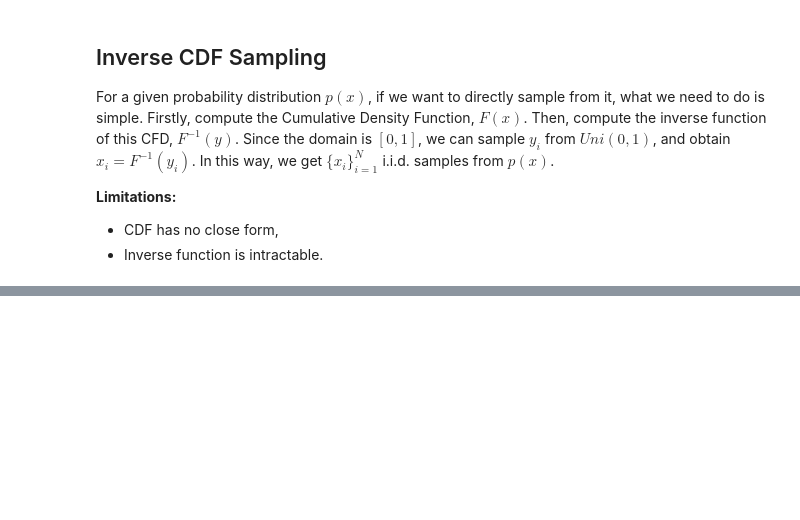
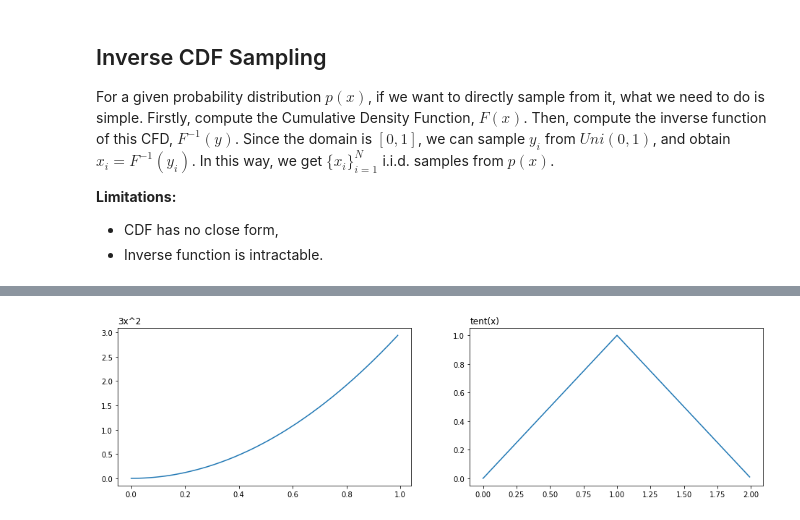
Before and after one commit to Marvel0usx/ml-algorithms, a Jupyter notebook: sampling/sampling.ipynb, the cells around one changed output, grey strips where cells are left out. Saved outputs shown, nothing was run; the diff lists cells and outputs as text; code cells hidden in the pictures; blank space fills up the shorter version.

Commit message:
Demo images updated.

```diff
--- a/sampling/sampling.ipynb
+++ b/sampling/sampling.ipynb
@@ -3,6 +3,15 @@ import numpy as np
 from matplotlib import pyplot as plt
 
 np.random.seed(0)
+# %%
+def plot_series(images):
+    n = len(images)
+    fig, ax = plt.subplots(1, n)
+    for i in range(n):
+        if len(images[i]) == 2:
+            ax[i].set_title(images[i][1], loc="left")
+        ax[i].plot(*(images[i][0]))
+    fig.set_figwidth(16)
 # %% [markdown]
 ## Inverse CDF Sampling
 
@@ -89,0 +46,10 @@ samples2 = InverseCDFSampler(np.cbrt, dim=1, N=1000).sample()
+# %%
+x1 = np.arange(0, 1, .01)
+x2 = np.arange(0, 2, .01)
+
+quadratic = np.piecewise(x1, [x1 < 0, (x1 >= 0) * (x1 < 1), x1 >= 1], [0, lambda x1: 3 * np.square(x1), 0])
+tent = np.piecewise(x2, [x2 < 0, (x2 < 1) * (x2 > 0), x2 >= 1, x2 > 2], [0, lambda x2: x2, lambda x2: 2 - x2, 0])
+
+plot_series([((x1, quadratic), "3x^2"), ((x2, tent), "tent(x)")])
+# %% [output]
+[figure, added]
```
Also changed, not shown: parts of 11 cells of this notebook.
